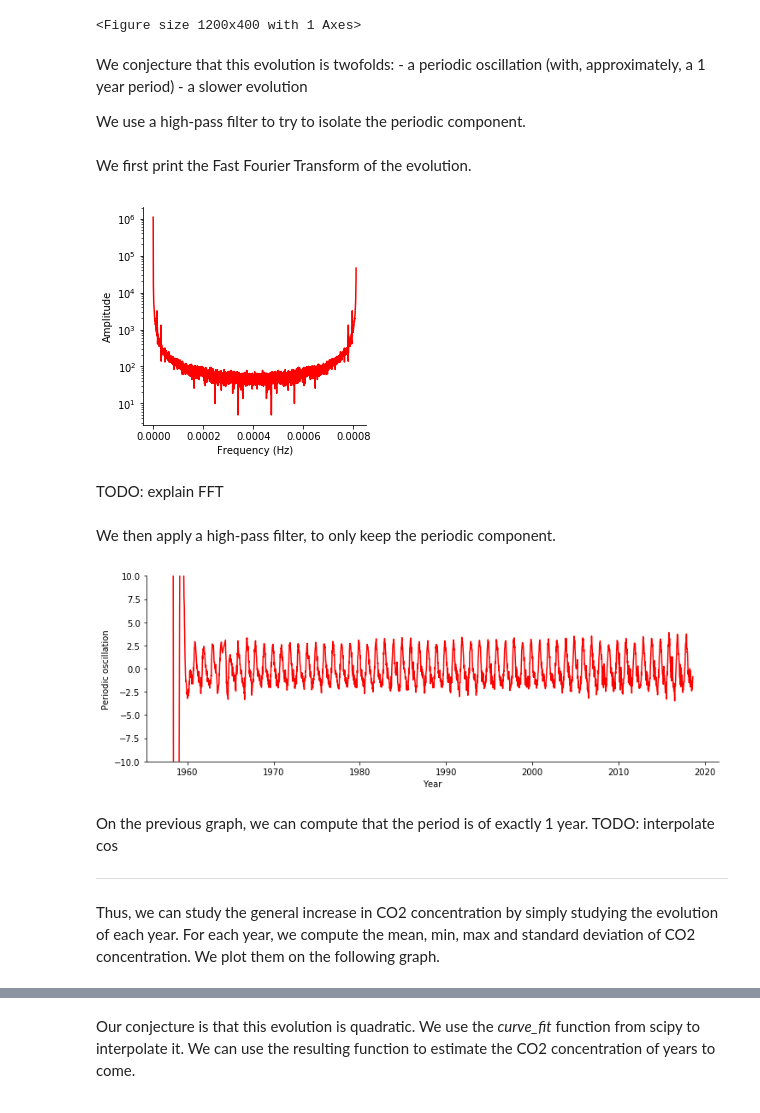
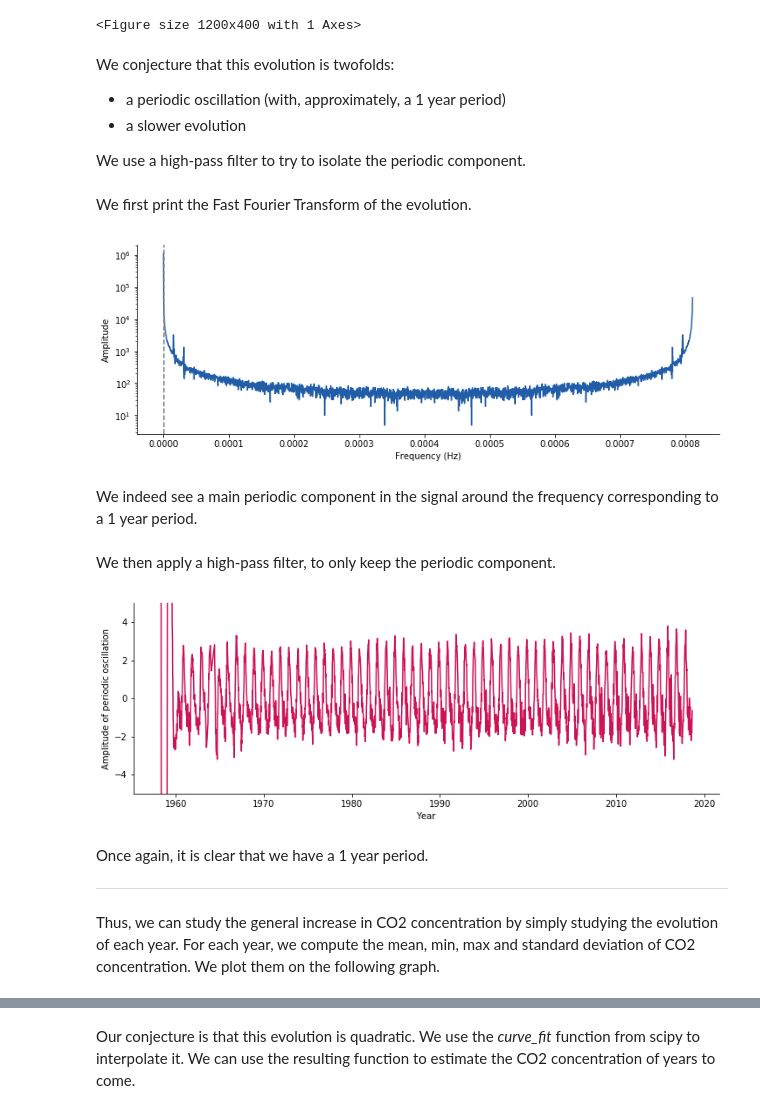
Before and after one commit to Aurele-Barriere/CO2_data_analysis, a Jupyter notebook: evolutionCO2.ipynb, the cells around one changed output, grey strips where cells are left out. Drawn from its saved outputs; the diff is of its cells as text; code cells hidden in the pictures.

Commit message:
Charts prettifying + more explanations

```diff
--- a/evolutionCO2.ipynb
+++ b/evolutionCO2.ipynb
@@ -90,63 +90,63 @@ plt.show()
 <Figure size 1200x400 with 1 Axes>
 # %% [markdown]
 We conjecture that this evolution is twofolds:
-    - a periodic oscillation (with, approximately, a 1 year period)
-    - a slower evolution
+* a periodic oscillation (with, approximately, a 1 year period)
+* a slower evolution
 
 We use a high-pass filter to try to isolate the periodic component.
 # %% [markdown]
 We first print the Fast Fourier Transform of the evolution.
 # %%
-import scipy.signal # SIgnal Processing Library
+import scipy.signal # Signal Processing Library
 array = data['Concentration']
 array_fft = np.fft.fft(array) # getting the Fast Fourier Transform
 
-fs = 1 / (7 * 24 * 3600)
+fs = 1 / (7 * 24 * 3600) # this is the sample frequency, we have one measure per week
 
 z = np.arange(0, len(array))
-z = z * fs / 2 / np.pi
+z = z * fs / 2 / np.pi # this is the x values in the frequency domain
 
-f, ax1 = plt.subplots(1, 1, figsize=[4, 4])
-ax1.plot(z, np.abs(array_fft), c='r')
-ax1.set_xlabel("Frequency (Hz)")
-ax1.set_ylabel("Amplitude")
-ax1.spines['top'].set_visible(False)
-ax1.spines['right'].set_visible(False)
-ax1.semilogy()
+f, ax = plt.subplots(1, 1, figsize=[12, 4])
+ax.plot(z, np.abs(array_fft), c='#225ea8')
+ax.set_xlabel("Frequency (Hz)")
+ax.set_ylabel("Amplitude")
+ax.spines['top'].set_visible(False)
+ax.spines['right'].set_visible(False)
+ax.semilogy()
+
+fe =  1 / (365 * 24 * 3600) # expected main frequency
+ax.axvline(x=fe, c='gray', linestyle='--')
+
 plt.show()
 # %% [output]
-[figure, old version]
+[figure, new version]
-# %% [markdown]
-TODO: explain FFT
+# %% [markdown]
+We indeed see a main periodic component in the signal around the frequency corresponding to a 1 year period.
 # %% [markdown]
 We then apply a high-pass filter, to only keep the periodic component.
 # %%
 import scipy.signal # Signal Processing Library
 
 order = 3
-cutoff = 1 / (365 * 24 * 3600) # chosen empirically, close to the expected frequency
+cutoff = 1 / (350 * 24 * 3600) # chosen empirically, close to the expected frequency
 n_cutoff = cutoff / (fs * 0.5)
 
+array = data['Concentration']
 b, a = scipy.signal.butter(order, n_cutoff, btype='high', analog=False)
+result = scipy.signal.lfilter(b, a, array)
 
-array = data['Concentration']
-array_fft = np.fft.fft(array) # getting the Fast Fourier Transform
-result = scipy.signal.lfilter(b, a, array)
-result_fft = np.fft.fft(result)
-
-f, ax0 = plt.subplots(1, 1, figsize=[12, 4])
-ax0.plot(dataYear, result, c='r')
-ax0.set_xlabel("Year")
-ax0.set_ylabel("Periodic oscillation")
-ax0.spines['top'].set_visible(False)
-ax0.spines['right'].set_visible(False)
-ax0.set_ylim([-10, 10])
+f, ax = plt.subplots(1, 1, figsize=[12, 4])
+ax.plot(dataYear, result, c='#ce1256')
+ax.set_xlabel("Year")
+ax.set_ylabel("Amplitude of periodic oscillation")
+ax.spines['top'].set_visible(False)
+ax.spines['right'].set_visible(False)
+ax.set_ylim([-5, 5])
 plt.show()
 # %% [output]
-[figure, old version]
+[figure, new version]
 # %% [markdown]
-On the previous graph, we can compute that the period is of exactly 1 year.
-TODO: interpolate cos
+Once again, it is clear that we have a 1 year period.
 
 - - -
 
```
Also changed, not shown: parts of 5 cells of this notebook, 1 other file.
